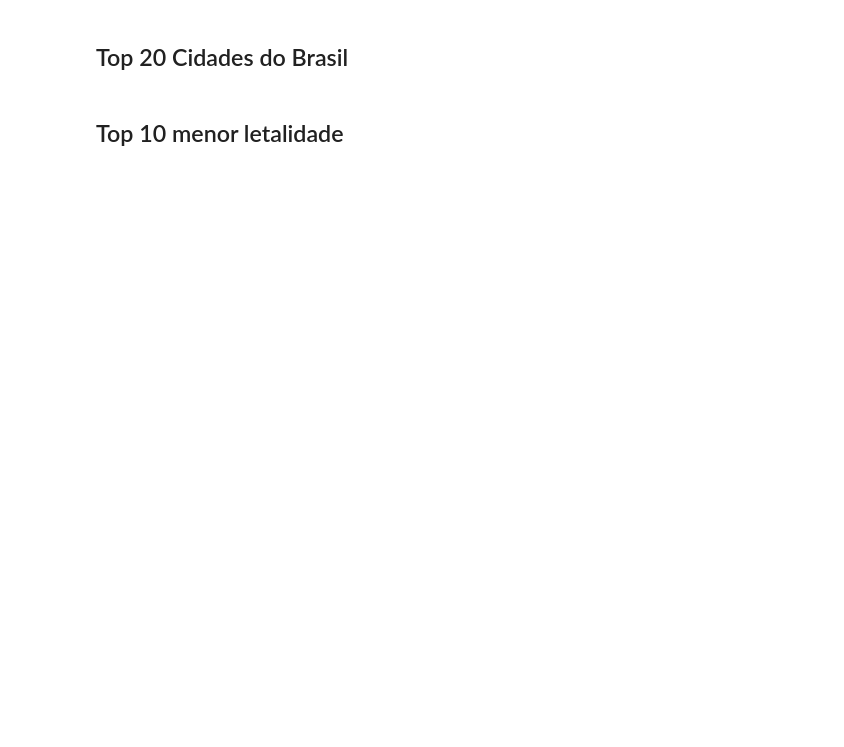
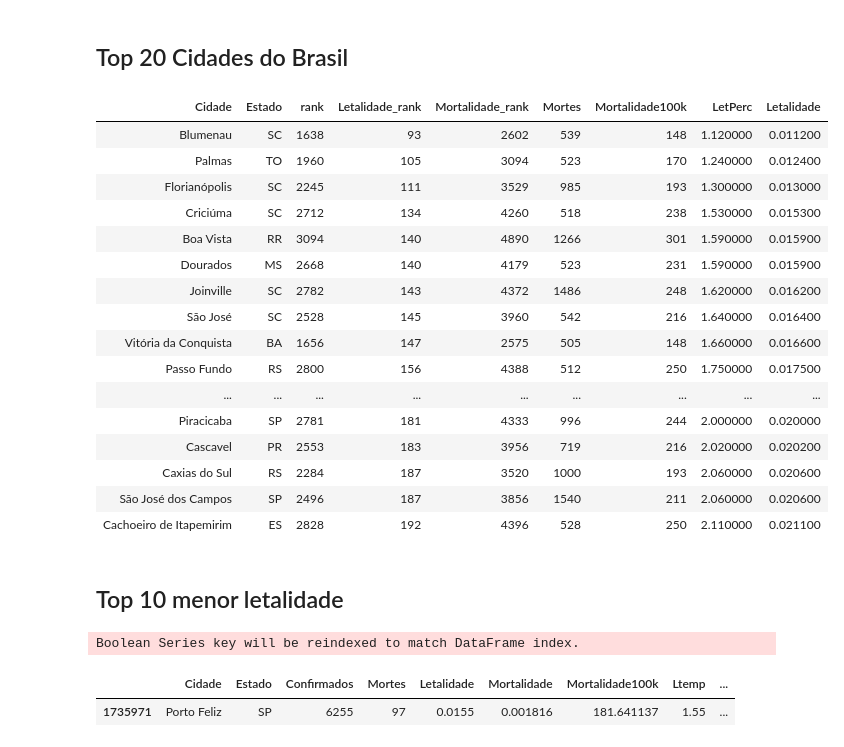
Before and after one commit to giuice/DataSciencePath, a Jupyter notebook: covid-giu.ipynb, the cells around one changed output. Saved outputs shown, nothing was run; the diff lists cells and outputs as text; code cells hidden in the pictures; blank space fills up the shorter version.

```diff
--- a/covid-giu.ipynb
+++ b/covid-giu.ipynb
@@ -147,7 +251,25 @@ tabela_cidade('rank',20, corte=500)
 # %% [markdown]
 ## Top 20 Cidades do Brasil
 # %%
-tabela_cidade_reversa('Mortalidade',20,corte=1)
+tabela_cidade_reversa('Letalidade',20,corte=500)
+# %% [output]
+| Cidade | Estado | rank | Letalidade_rank | Mortalidade_rank | Mortes | Mortalidade100k | LetPerc | Letalidade |
+| Blumenau | SC | 1638 | 93 | 2602 | 539 | 148 | 1.120000 | 0.011200 |
+| Palmas | TO | 1960 | 105 | 3094 | 523 | 170 | 1.240000 | 0.012400 |
+| Florianópolis | SC | 2245 | 111 | 3529 | 985 | 193 | 1.300000 | 0.013000 |
+| Criciúma | SC | 2712 | 134 | 4260 | 518 | 238 | 1.530000 | 0.015300 |
+| Boa Vista | RR | 3094 | 140 | 4890 | 1266 | 301 | 1.590000 | 0.015900 |
+| Dourados | MS | 2668 | 140 | 4179 | 523 | 231 | 1.590000 | 0.015900 |
+| Joinville | SC | 2782 | 143 | 4372 | 1486 | 248 | 1.620000 | 0.016200 |
+| São José | SC | 2528 | 145 | 3960 | 542 | 216 | 1.640000 | 0.016400 |
+| Vitória da Conquista | BA | 1656 | 147 | 2575 | 505 | 148 | 1.660000 | 0.016600 |
+| Passo Fundo | RS | 2800 | 156 | 4388 | 512 | 250 | 1.750000 | 0.017500 |
+| ... | ... | ... | ... | ... | ... | ... | ... | ... |
+| Piracicaba | SP | 2781 | 181 | 4333 | 996 | 244 | 2.000000 | 0.020000 |
+| Cascavel | PR | 2553 | 183 | 3956 | 719 | 216 | 2.020000 | 0.020200 |
+| Caxias do Sul | RS | 2284 | 187 | 3520 | 1000 | 193 | 2.060000 | 0.020600 |
+| São José dos Campos | SP | 2496 | 187 | 3856 | 1540 | 211 | 2.060000 | 0.020600 |
+| Cachoeiro de Itapemirim | ES | 2828 | 192 | 4396 | 528 | 250 | 2.110000 | 0.021100 |
 # %% [markdown]
 ## Top 10 menor letalidade
 # %%
@@ -170,0 +291,6 @@ search_city("Campanha")
+# %%
+search_city("Porto Feliz")
+# %% [output]
+Boolean Series key will be reindexed to match DataFrame index.
+|  | Cidade | Estado | Confirmados | Mortes | Letalidade | Mortalidade | Mortalidade100k | Ltemp | ... |
+| 1735971 | Porto Feliz | SP | 6255 | 97 | 0.0155 | 0.001816 | 181.641137 | 1.55 | ... |
```
Also changed, not shown: parts of 20 cells of this notebook, 5 other files.
